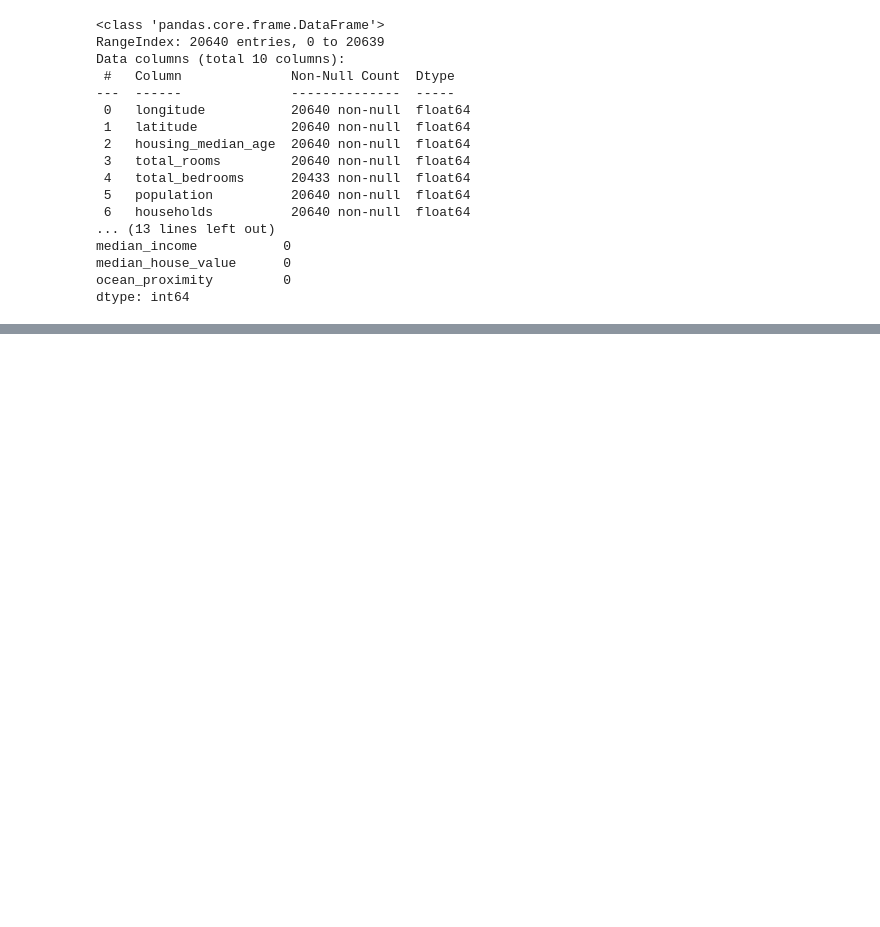
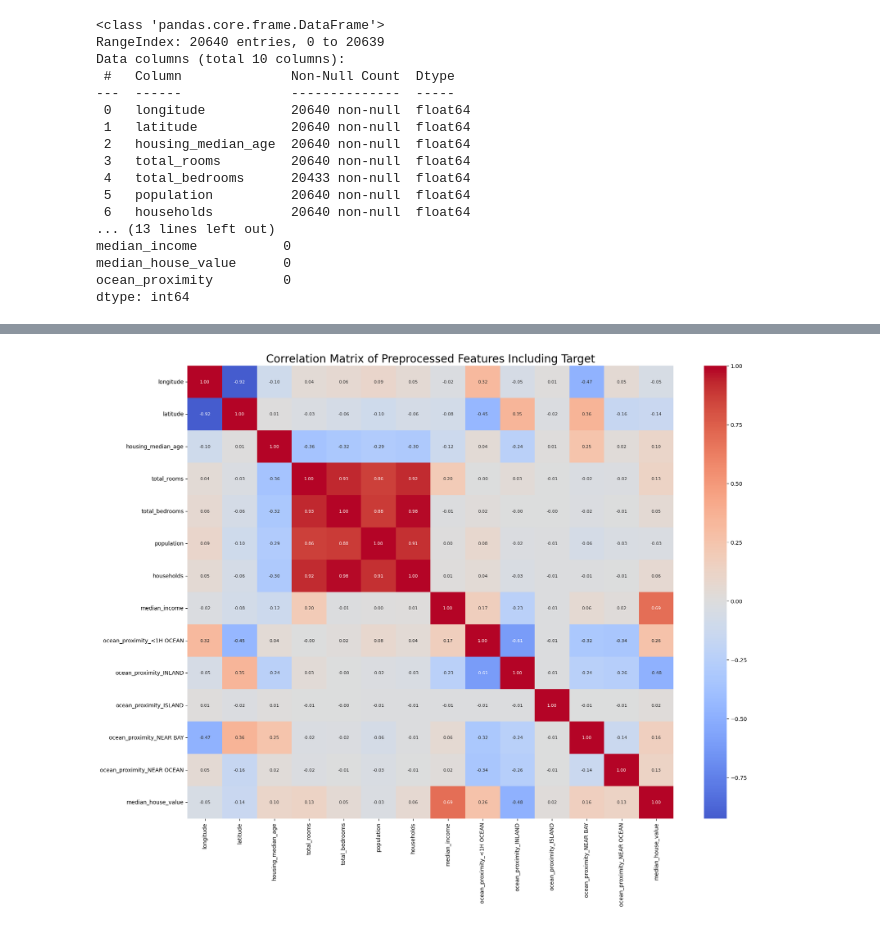
Before and after one commit to Manouso/mini-projects, a Jupyter notebook: pipelines/notebooks/pipeline_decision_tree.ipynb, the cells around one changed output, grey strips where cells are left out. Cells and saved outputs as stored; diff of their text form; code cells hidden in the pictures; blank space fills up the shorter version.

```diff
--- a/pipelines/notebooks/pipeline_decision_tree.ipynb
+++ b/pipelines/notebooks/pipeline_decision_tree.ipynb
@@ -37,0 +69,7 @@ dtype: int64
+# %%
+# Separate features and target variable
+X = data.drop('median_house_value', axis=1)
+y = data['median_house_value']
+
+# Split the data into training and testing sets
+X_train, X_test, y_train, y_test = train_test_split(X, y, test_size=0.2, random_state=42)
@@ -37,0 +101,34 @@ dtype: int64
+# %%
+# Combine X_train and y_train into a single DataFrame for EDA
+eda_train = X_train.copy()
+eda_train['median_house_value'] = y_train
+# Apply preprocessing to X_train
+eda_preprocessed_X = preprocessor.fit_transform(eda_train.drop('median_house_value', axis=1))
+
+# Get feature names after one-hot encoding
+ohe_feature_names = preprocessor.named_transformers_['cat']['onehot'].get_feature_names_out(categorical_cols)
+all_feature_names = np.concatenate([numerical_cols, ohe_feature_names])
+
+# Convert to DataFrame
+eda_preprocessed_df = pd.DataFrame(eda_preprocessed_X, columns=all_feature_names, index=X_train.index)
+
+# Add target column
+eda_preprocessed_df['median_house_value'] = y_train.values
+
+# Compute correlation
+corr_matrix = eda_preprocessed_df.corr()
+
+# Plot heatmap
+plt.figure(figsize=(20, 15))
+sns.heatmap(
+    corr_matrix,
+    cmap="coolwarm",
+    center=0,
+    annot=True,
+    fmt=".2f",
+    annot_kws={"size": 8}
+)
+plt.title("Correlation Matrix of Preprocessed Features Including Target", fontsize=20)
+plt.show()
+# %% [output]
+[figure, added]
```
Also changed, not shown: parts of 7 cells of this notebook, 1 other file.
